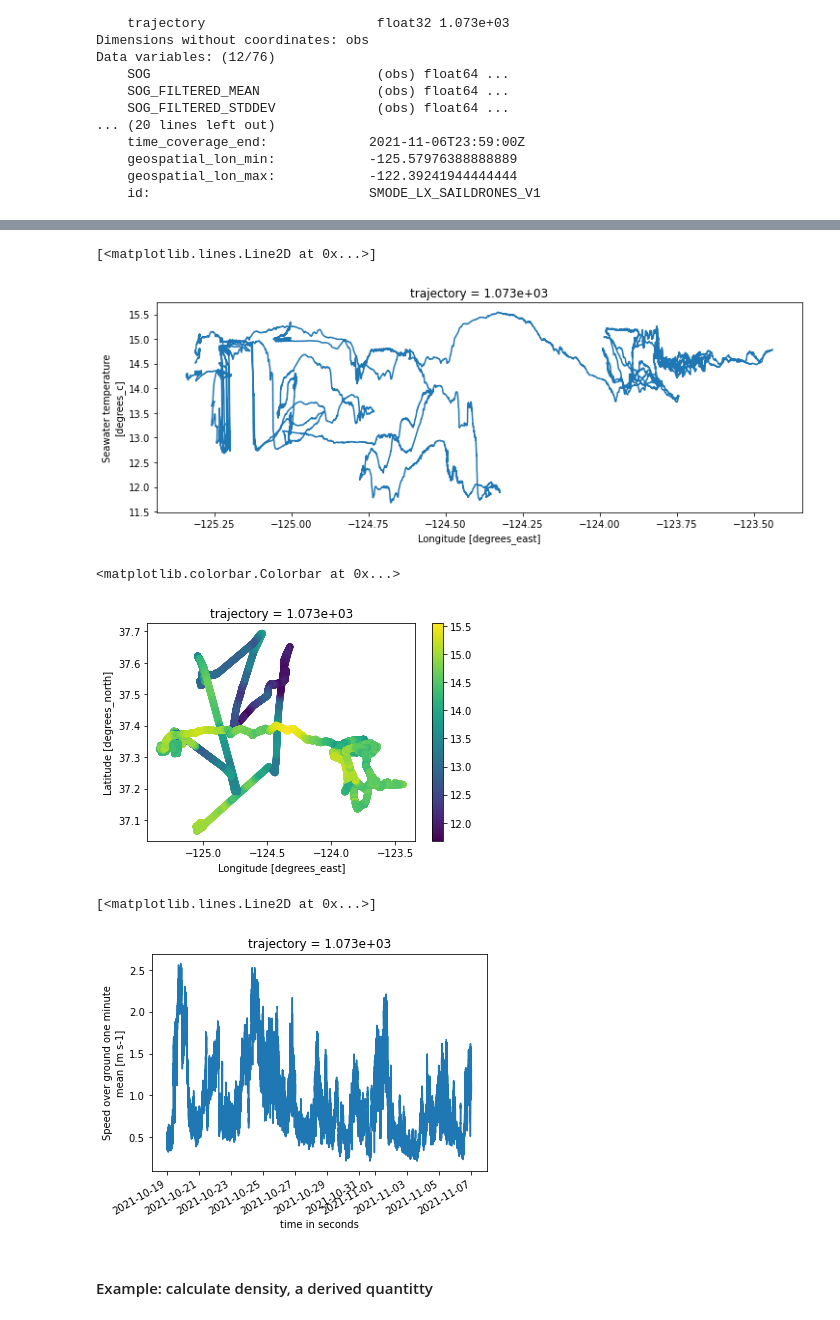
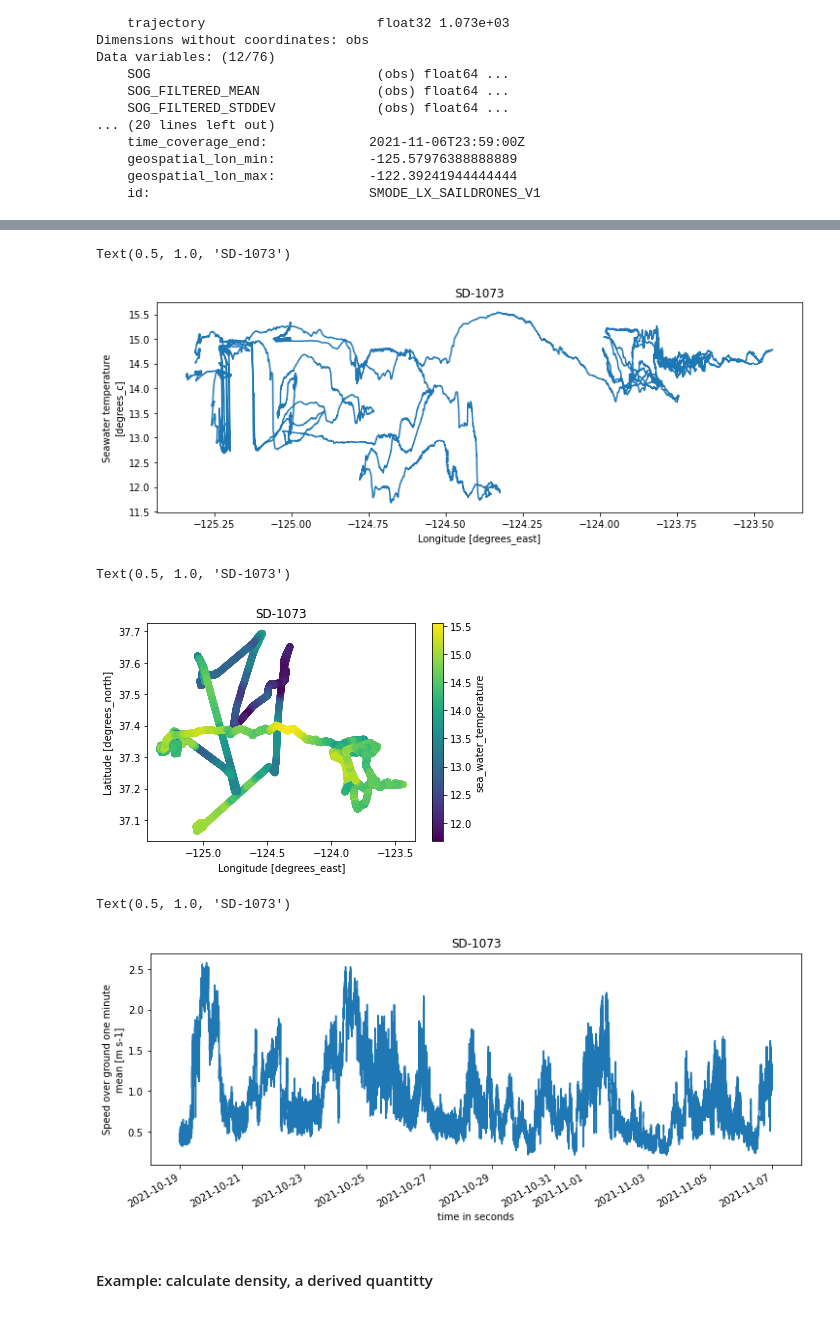
Before and after one commit to podaac/2022-SMODE-Open-Data-Workshop, a Jupyter notebook: insitu_dataviz_demo.ipynb, the cells around one changed output, grey strips where cells are left out. Saved outputs shown, nothing was run; the diff lists cells and outputs as text; code cells hidden in the pictures.

```diff
--- a/insitu_dataviz_demo.ipynb
+++ b/insitu_dataviz_demo.ipynb
@@ -96,20 +101,25 @@ Text(0.5, 0, '')
 # plot dat as a function of longitude
 fig, ax = plt.subplots(figsize=(12,4))
 ds.TEMP_SBE37_MEAN.plot(x='longitude',ax=ax)
+plt.title('SD-'+str(int(ds.trajectory)))
 # %% [output]
-[<matplotlib.lines.Line2D at 0x...>]
+Text(0.5, 1.0, 'SD-1073')
-[figure, old version]
+[figure, new version]
 # %%
 im = ds.plot.scatter(x='longitude',y='latitude',c=ds.TEMP_SBE37_MEAN)
-plt.colorbar(im)
+plt.colorbar(im,label=ds.TEMP_SBE37_MEAN.attrs['standard_name'])
+plt.title('SD-'+str(int(ds.trajectory)))
 # %% [output]
-<matplotlib.colorbar.Colorbar at 0x...>
+Text(0.5, 1.0, 'SD-1073')
-[figure, old version]
+[figure, new version]
 # %%
+# time speed of saildrone speed relative to ground
+fig, ax = plt.subplots(figsize=(12,4))
 ds.SOG_FILTERED_MEAN.plot(x='time')
+plt.title('SD-'+str(int(ds.trajectory)))
 # %% [output]
-[<matplotlib.lines.Line2D at 0x...>]
+Text(0.5, 1.0, 'SD-1073')
-[figure, old version]
+[figure, new version]
 # %% [markdown]
 #### Example: calculate density, a derived quantitty
 # %%
```
Also changed, not shown: parts of 17 cells of this notebook, 1 other file.
